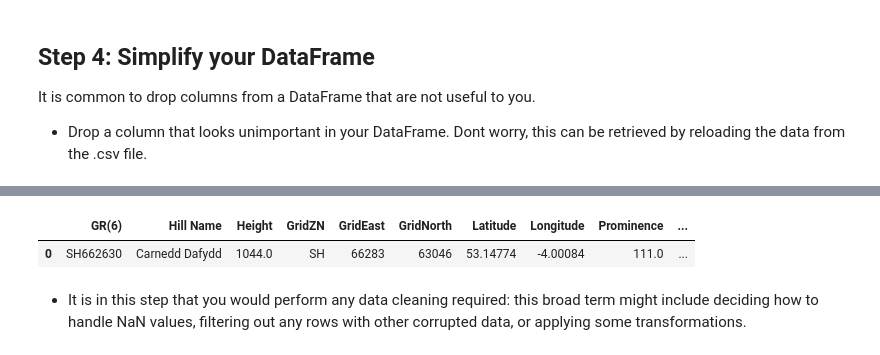
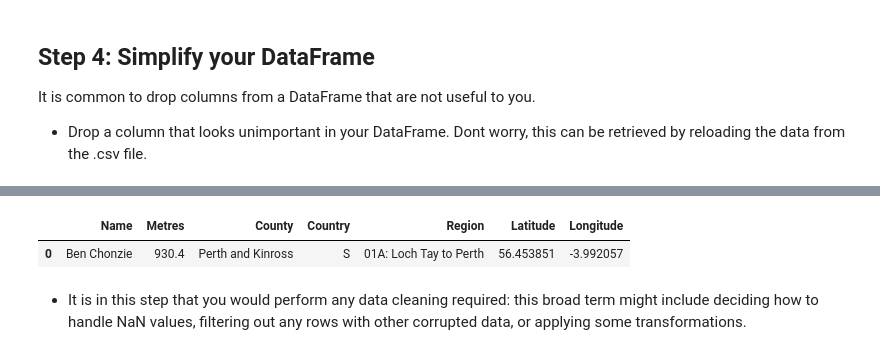
Before and after one commit to simonkirbysimonkirby/python-data-analysis-notebooks, a Jupyter notebook: src/data-analysis-task-solutions.ipynb, the cells around one changed output, grey strips where cells are left out. Saved outputs shown, nothing was run; the diff lists cells and outputs as text; code cells hidden in the pictures.

```diff
--- a/src/data-analysis-task-solutions.ipynb
+++ b/src/data-analysis-task-solutions.ipynb
@@ -24,7 +27,7 @@ pd.__version__
 # %%
 import os
 # %%
-filename = "hills.csv"
+filename = "DoBIH_v18.csv"
 data_folder = "data/"
 project_folder = "../"
 filepath = os.path.join(project_folder, data_folder, filename)
@@ -36,6 +39,6 @@ My data file is located at: '../data/hills.csv'
 My data path is valid: True
 # %%
-df = pd.read_csv(filepath)
+df = pd.read_csv(filepath, encoding='utf-8', engine='python')
 # %% [markdown]
 ## Step 3: Explore your data set
 
@@ -216,6 +215,6 @@ It is common to drop columns from a DataFrame that are not useful to you.
 # With a destructive action like this, do it in two parts. Define the columns to drop, and drop them, without reassigning the variable df
 # Check the cell output is correct
 
-columns_to_drop = ["WptName"]
+columns_to_drop = ["Ca"]
 df.drop(columns_to_drop, axis=1, inplace=False).head(1)
 # %% [output]
@@ -223,0 +224,4 @@ df.drop(columns_to_drop, axis=1, inplace=False).head(1)
+# %%
+# Its a bit easier to keep the columns we want, and get the reverse mask
+columns_to_keep = ["Name", "Metres", "County", "Country", "Region", "Latitude", "Longitude"]
+df[columns_to_keep]
@@ -231,11 +250,11 @@ df.head(1)
 # %%
-# Reassign the variable df to the DataFrame with the dropped columns
+# Reassign the variable df to the DataFrame with the columns we want
 
-df = df.drop(columns_to_drop, axis=1)
+df = df[columns_to_keep]
 df.head(1)
 # %% [output]
-|  | GR(6) | Hill Name | Height | GridZN | GridEast | GridNorth | Latitude | Longitude | Prominence | ... |
-| 0 | SH662630 | Carnedd Dafydd | 1044.0 | SH | 66283 | 63046 | 53.14774 | -4.00084 | 111.0 | ... |
+|  | Name | Metres | County | Country | Region | Latitude | Longitude |
+| 0 | Ben Chonzie | 930.4 | Perth and Kinross | S | 01A: Loch Tay to Perth | 56.453851 | -3.992057 |
 # %% [markdown]
 * It is in this step that you would perform any data cleaning required: this broad term might include deciding how to handle NaN values, filtering out any rows with other corrupted data, or applying some transformations.
 # %% [markdown]
```
Also changed, not shown: parts of 31 cells of this notebook, 4 other files.
